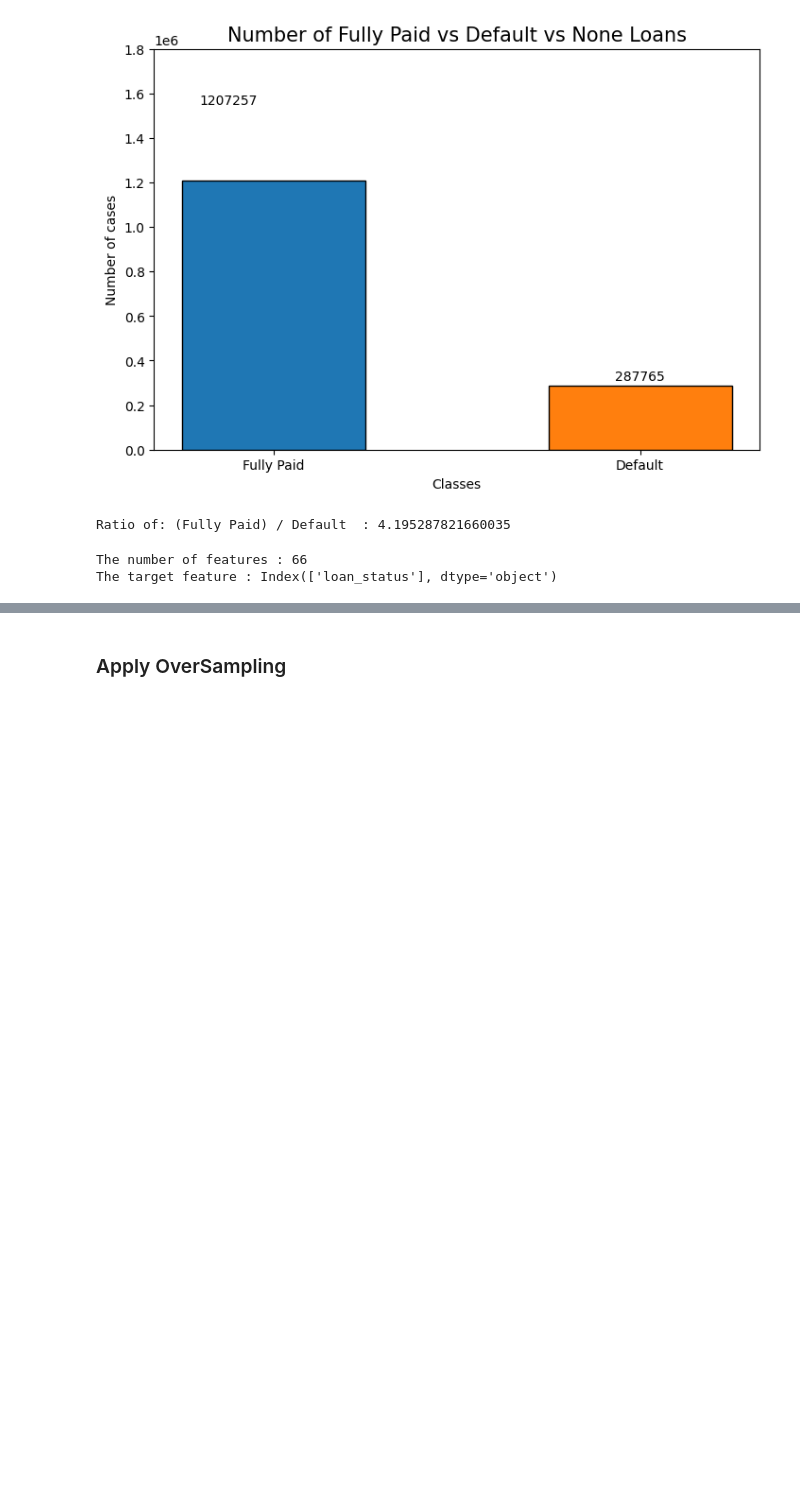
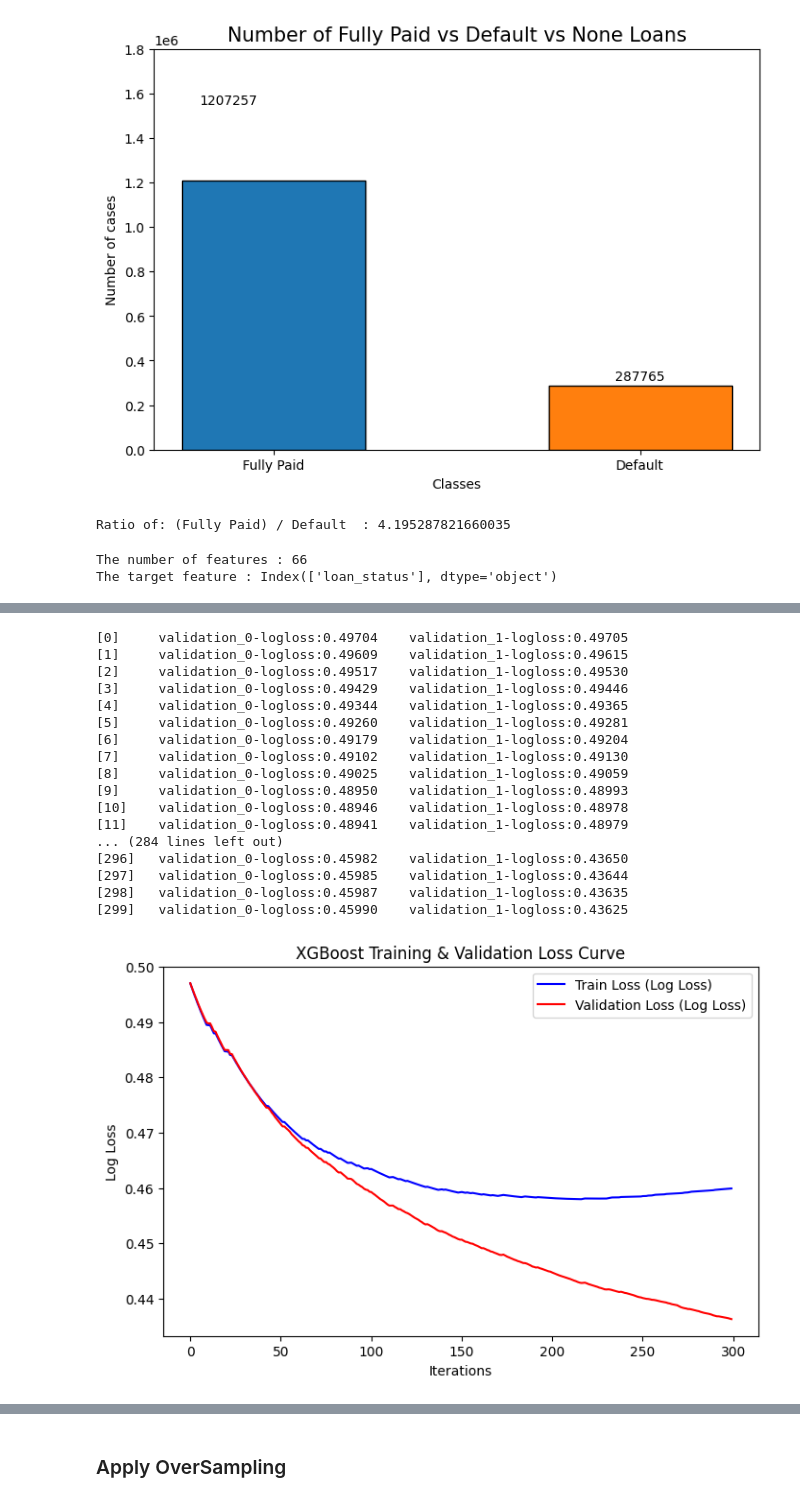
Before and after one commit to Seungminin/Data_Analysis_lending-club, a Jupyter notebook: Data_augmentation_SMOTENC.ipynb, the cells around one changed output, grey strips where cells are left out. Saved outputs shown, nothing was run; the diff lists cells and outputs as text; code cells hidden in the pictures; blank space fills up the shorter version.

Commit message:
SMOTE-NC data augmentation modeling

```diff
--- a/Data_augmentation_SMOTENC.ipynb
+++ b/Data_augmentation_SMOTENC.ipynb
@@ -84,0 +87,4 @@ The target feature : Index(['loan_status'], dtype='object')
+# %%
+##load test data
+test_data_path = "C:/Users/GCU/Lending_club/Data_Analysis_lending-club/Dataset/defalut_original_test_after_2017.csv"
+test_data = pd.read_csv(test_data_path)
@@ -84,0 +165,6 @@ The target feature : Index(['loan_status'], dtype='object')
+# %%
+X_train, X_val, y_train, y_val = train_test_split(data_x, data_y, test_size=0.2, random_state=42, stratify=data_y)
+
+print(f"Train size: {X_train.shape[0]} samples ({X_train.shape[0]/len(data):.1%})")
+print(f"Validation size: {X_val.shape[0]} samples ({X_val.shape[0]/len(data):.1%})")
+print(f"Test size: {X_test.shape[0]} samples ({X_test.shape[0]/len(data):.1%})")
@@ -84,0 +175,10 @@ The target feature : Index(['loan_status'], dtype='object')
+# %%
+scaler = MinMaxScaler()
+X_train_scaled = scaler.fit_transform(X_train)
+
+X_train_scaled = pd.DataFrame(X_train_scaled, columns=X_train.columns, index=X_train.index)
+
+print("Scaled data_x sample:\n", X_train_scaled.head())
+
+# MinMaxScaler 저장 (나중에 다시 사용할 경우)
+scaler_fitted = scaler
@@ -84,0 +224,56 @@ The target feature : Index(['loan_status'], dtype='object')
+# %%
+model.fit(
+    X_train_scaled, y_train,
+    eval_set=[(X_train_scaled, y_train), (X_val, y_val)],  # Train & Validation Loss 저장
+    verbose=True
+)
+
+# 3️⃣ 학습 과정에서 저장된 Train & Validation Loss 가져오기
+evals_result = model.evals_result()  # 🔹 변경된 코드 (학습 후 결과 확인)
+train_loss = evals_result['validation_0']['logloss']  # Training Loss
+val_loss = evals_result['validation_1']['logloss']    # Validation Loss
+
+# 4️⃣ Train & Validation Loss 시각화
+plt.figure(figsize=(8, 5))
+plt.plot(train_loss, label='Train Loss (Log Loss)', color='blue')
+plt.plot(val_loss, label='Validation Loss (Log Loss)', color='red')
+plt.xlabel('Iterations')
+plt.ylabel('Log Loss')
+plt.title('XGBoost Training & Validation Loss Curve')
+plt.legend()
+plt.show()
+
+# 5️⃣ 예측 및 평가
+y_pred = model.predict(X_test)
+y_prob = model.predict_proba(X_test)[:, 1]  # ROC Curve & PRC에 필요
+
+# 🔹 Classification Report 출력
+print("🔹 Classification Report:")
+print(classification_report(y_test, y_pred))
+
+# 6️⃣ ROC Curve & AUC-ROC 계산
+fpr, tpr, _ = roc_curve(y_test, y_prob)
+auc_roc = auc(fpr, tpr)
+
+# 7️⃣ Precision-Recall Curve & AU-PRC 계산
+precision, recall, _ = precision_recall_curve(y_test, y_prob)
+auc_prc = auc(recall, precision)
+# %% [output]
+[0]     validation_0-logloss:0.49704    validation_1-logloss:0.49705
+[1]     validation_0-logloss:0.49609    validation_1-logloss:0.49615
+[2]     validation_0-logloss:0.49517    validation_1-logloss:0.49530
+[3]     validation_0-logloss:0.49429    validation_1-logloss:0.49446
+[4]     validation_0-logloss:0.49344    validation_1-logloss:0.49365
+[5]     validation_0-logloss:0.49260    validation_1-logloss:0.49281
+[6]     validation_0-logloss:0.49179    validation_1-logloss:0.49204
+[7]     validation_0-logloss:0.49102    validation_1-logloss:0.49130
+[8]     validation_0-logloss:0.49025    validation_1-logloss:0.49059
+[9]     validation_0-logloss:0.48950    validation_1-logloss:0.48993
+[10]    validation_0-logloss:0.48946    validation_1-logloss:0.48978
+[11]    validation_0-logloss:0.48941    validation_1-logloss:0.48979
+... (284 lines left out)
+[296]   validation_0-logloss:0.45982    validation_1-logloss:0.43650
+[297]   validation_0-logloss:0.45985    validation_1-logloss:0.43644
+[298]   validation_0-logloss:0.45987    validation_1-logloss:0.43635
+[299]   validation_0-logloss:0.45990    validation_1-logloss:0.43625
+[figure, added]
```
Also changed, not shown: parts of 26 cells of this notebook.
